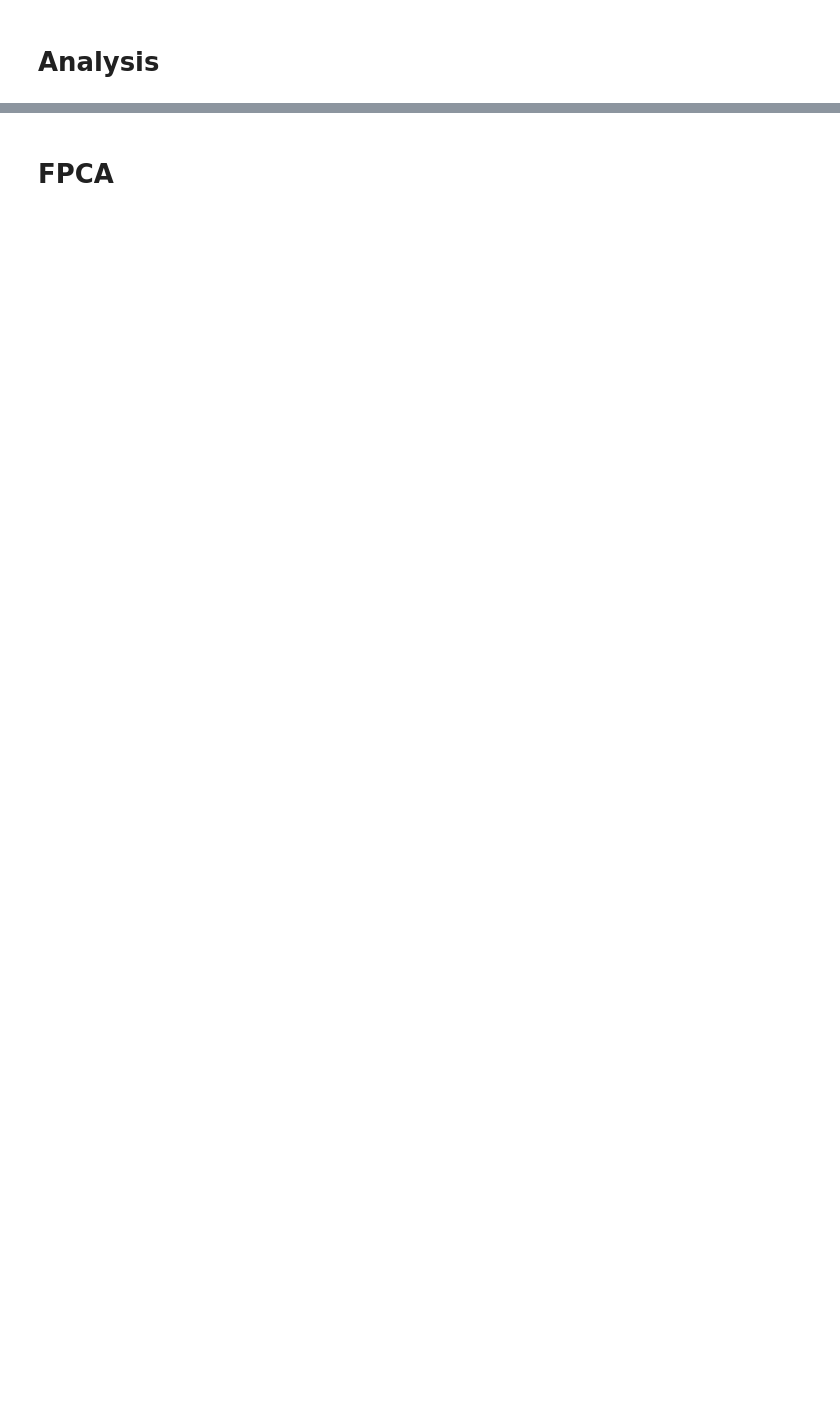
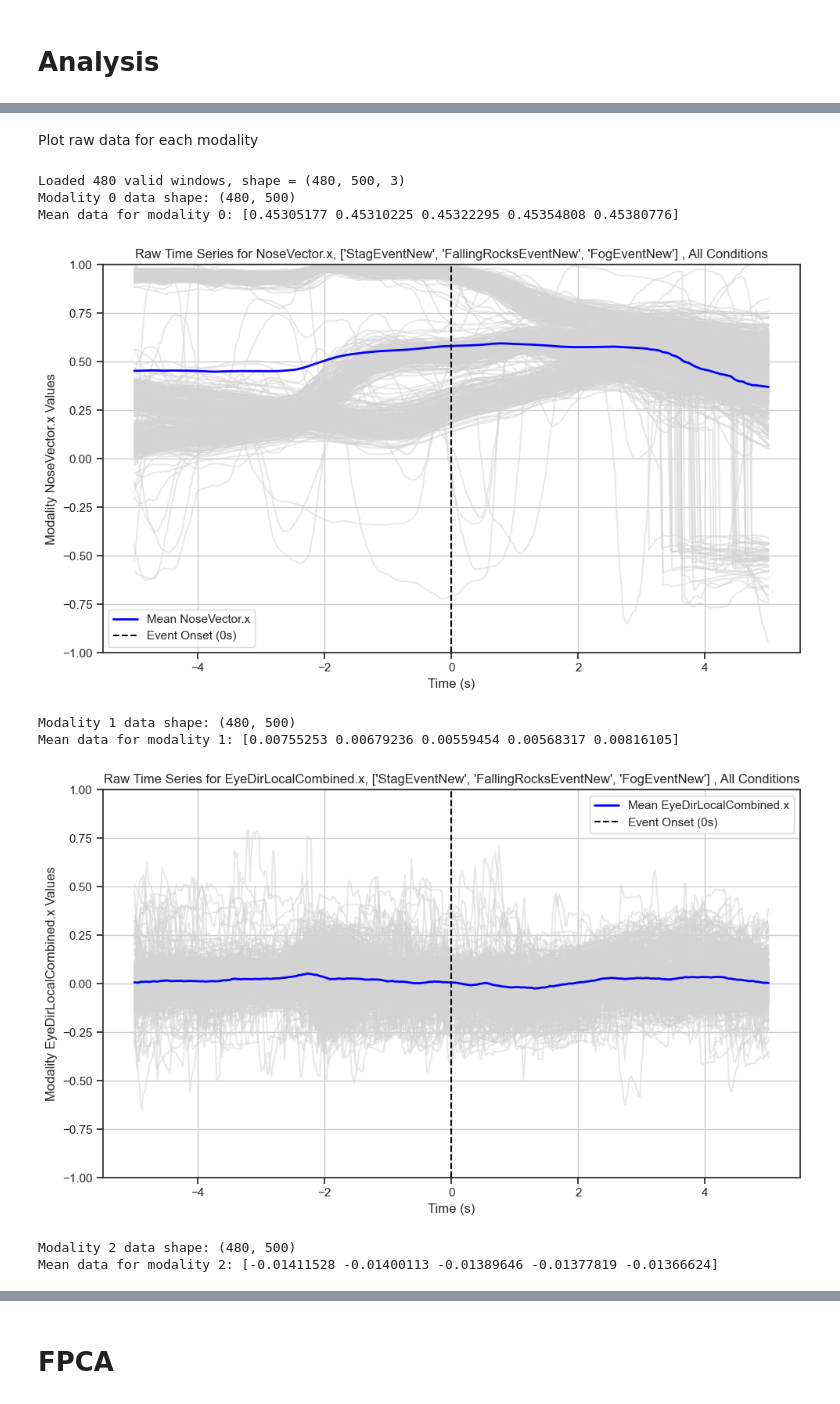
Before and after one commit to JohnMadrid/fpca-takeOverRequests, a Jupyter notebook: Analysis_ED_FPCA.ipynb, the cells around one changed output, grey strips where cells are left out. Saved outputs shown, nothing was run; the diff lists cells and outputs as text; code cells hidden in the pictures; blank space fills up the shorter version.

```diff
--- a/Analysis_ED_FPCA.ipynb
+++ b/Analysis_ED_FPCA.ipynb
@@ -128,0 +134,74 @@ plt.show()
+# %% [markdown]
+Plot raw data for each modality
+# %%
+# Centering and standardizing data for each observation (participant's data per modality)
+raw_all_participant_curves = []
+
+for (uid, win), sub_df in windows_event_condition_filtered.groupby(['uid', 'WindowNumber']):
+    if len(sub_df) != points_per_window:
+        continue  # Skip incomplete windows
+
+    if not all(col in sub_df.columns for col in modalities):
+        continue
+
+    data = sub_df[modalities].copy()
+
+    raw_all_participant_curves.append(data.T)
+
+if len(raw_all_participant_curves) == 0:
+    raise ValueError("❌ No valid participant data found!")
+
+# Stack to 3D array: (N_windows, T, M)
+raw_data_array = np.stack(raw_all_participant_curves, axis=0)  # shape: (W, M, T)
+raw_data_array = np.transpose(raw_data_array, (0, 2, 1))  # Convert to shape (W, T, M)
+
+W, T, M = raw_data_array.shape
+print(f"Loaded {W} valid windows, shape = ({W}, {T}, {M})")
+time_sec = np.linspace(-5, 5, T)# Loop through each modality (M) and plot the data for each participant
+for m in range(M):
+    # Extract modality-specific data
+    raw_modality_data = raw_data_array[:, :, m]  # Shape: (W, T)
+
+    # Debug: Check the shape of the modality data
+    print(f"Modality {m} data shape: {raw_modality_data.shape}")
+
+    # Create a new figure for each modality
+    plt.figure(figsize=(10, 6))
+
+    # Plot the raw time series for each participant
+    for participant_data in raw_modality_data:
+        plt.plot(time_sec, participant_data, color='lightgray', alpha=0.5)  # Raw data
+
+    # Compute and plot the mean time series across participants
+    raw_mean_data = raw_modality_data.mean(axis=0)  # Mean across participants, shape: (T,)
+
+    # Debug: Check the mean data
+    print(f"Mean data for modality {m}: {raw_mean_data[:5]}")  # Print first few values of mean data
+
+    # Get the modality name from the modalities list
+    modality_name = modalities[m]  # Assuming modalities is a list of names
+
+    plt.plot(time_sec, raw_mean_data, label=f"Mean {modality_name}", color='blue', linewidth=2)  # Mean line
+
+    plt.axvline(0, color='black', linestyle='--', label="Event Onset (0s)")
+    plt.xlabel("Time (s)")
+    plt.ylabel(f"Modality {modality_name} Values")
+    plt.title(f"Raw Time Series for {modality_name}, {event_filter_list} , {condition_filter}")
+
+    # Set y-axis limits
+    plt.ylim(-1, 1)
+
+    plt.legend()
+    plt.grid(True)
+    plt.tight_layout()
+    plt.show()
+# %% [output]
+Loaded 480 valid windows, shape = (480, 500, 3)
+Modality 0 data shape: (480, 500)
+Mean data for modality 0: [0.45305177 0.45310225 0.45322295 0.45354808 0.45380776]
+[figure, added]
+Modality 1 data shape: (480, 500)
+Mean data for modality 1: [0.00755253 0.00679236 0.00559454 0.00568317 0.00816105]
+[figure, added]
+Modality 2 data shape: (480, 500)
+Mean data for modality 2: [-0.01411528 -0.01400113 -0.01389646 -0.01377819 -0.01366624]
```
Also changed, not shown: parts of 30 cells of this notebook, 1 other file.
